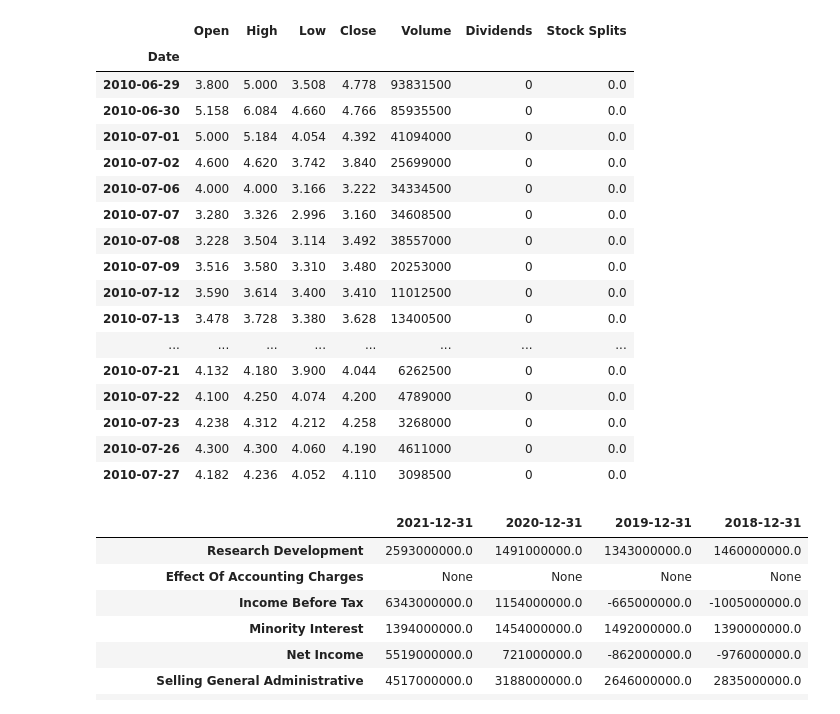
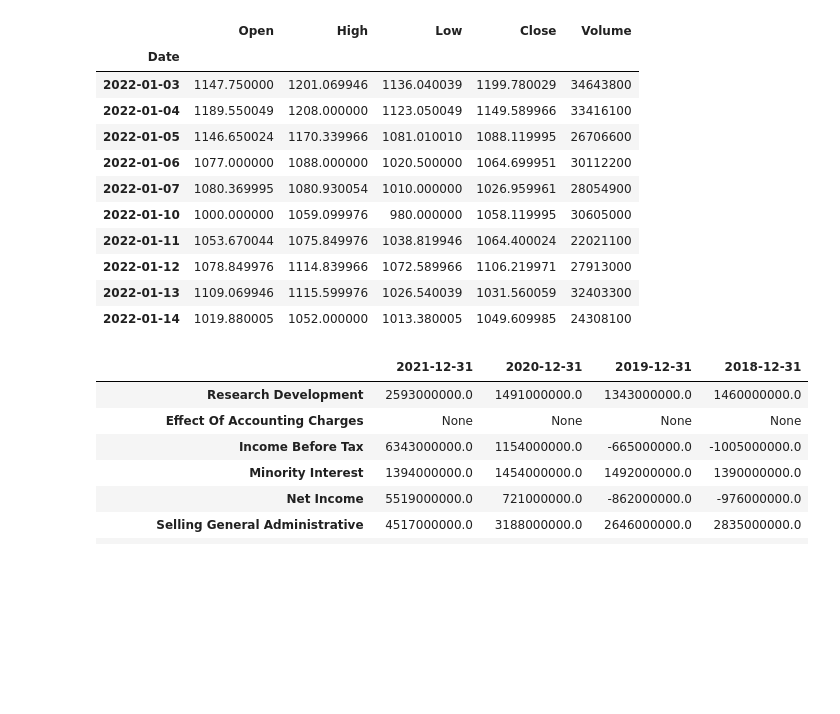
Before and after one commit to acgowda/market-flow, a Jupyter notebook: Data_Exploration.ipynb, the cells around one changed output. Saved outputs shown, nothing was run; the diff lists cells and outputs as text; code cells hidden in the pictures; blank space fills up the shorter version.

```diff
--- a/Data_Exploration.ipynb
+++ b/Data_Exploration.ipynb
@@ -10,26 +36,22 @@ import matplotlib as mpl
 mpl.style.use('seaborn')
 # %%
-tsla = yf.Ticker('TSLA')
-df = tsla.history(start = '2000-1-1',end = '2022-4-27')
+target = 'TSLA'
+stock = yf.Ticker(target)
+df = stock.history(start = '2022-1-1',end = '2022-4-27')
+df.drop(['Dividends','Stock Splits'],axis = 1,inplace = True)
 # %%
-df.head(20)
+df.head(10)
 # %% [output]
-|  | Open | High | Low | Close | Volume | Dividends | Stock Splits |
-| Date |  |  |  |  |  |  |  |
-| 2010-06-29 | 3.800 | 5.000 | 3.508 | 4.778 | 93831500 | 0 | 0.0 |
-| 2010-06-30 | 5.158 | 6.084 | 4.660 | 4.766 | 85935500 | 0 | 0.0 |
-| 2010-07-01 | 5.000 | 5.184 | 4.054 | 4.392 | 41094000 | 0 | 0.0 |
-| 2010-07-02 | 4.600 | 4.620 | 3.742 | 3.840 | 25699000 | 0 | 0.0 |
-| 2010-07-06 | 4.000 | 4.000 | 3.166 | 3.222 | 34334500 | 0 | 0.0 |
-| 2010-07-07 | 3.280 | 3.326 | 2.996 | 3.160 | 34608500 | 0 | 0.0 |
-| 2010-07-08 | 3.228 | 3.504 | 3.114 | 3.492 | 38557000 | 0 | 0.0 |
-| 2010-07-09 | 3.516 | 3.580 | 3.310 | 3.480 | 20253000 | 0 | 0.0 |
-| 2010-07-12 | 3.590 | 3.614 | 3.400 | 3.410 | 11012500 | 0 | 0.0 |
-| 2010-07-13 | 3.478 | 3.728 | 3.380 | 3.628 | 13400500 | 0 | 0.0 |
-| ... | ... | ... | ... | ... | ... | ... | ... |
-| 2010-07-21 | 4.132 | 4.180 | 3.900 | 4.044 | 6262500 | 0 | 0.0 |
-| 2010-07-22 | 4.100 | 4.250 | 4.074 | 4.200 | 4789000 | 0 | 0.0 |
-| 2010-07-23 | 4.238 | 4.312 | 4.212 | 4.258 | 3268000 | 0 | 0.0 |
-| 2010-07-26 | 4.300 | 4.300 | 4.060 | 4.190 | 4611000 | 0 | 0.0 |
-| 2010-07-27 | 4.182 | 4.236 | 4.052 | 4.110 | 3098500 | 0 | 0.0 |
+|  | Open | High | Low | Close | Volume |
+| Date |  |  |  |  |  |
+| 2022-01-03 | 1147.750000 | 1201.069946 | 1136.040039 | 1199.780029 | 34643800 |
+| 2022-01-04 | 1189.550049 | 1208.000000 | 1123.050049 | 1149.589966 | 33416100 |
+| 2022-01-05 | 1146.650024 | 1170.339966 | 1081.010010 | 1088.119995 | 26706600 |
+| 2022-01-06 | 1077.000000 | 1088.000000 | 1020.500000 | 1064.699951 | 30112200 |
+| 2022-01-07 | 1080.369995 | 1080.930054 | 1010.000000 | 1026.959961 | 28054900 |
+| 2022-01-10 | 1000.000000 | 1059.099976 | 980.000000 | 1058.119995 | 30605000 |
+| 2022-01-11 | 1053.670044 | 1075.849976 | 1038.819946 | 1064.400024 | 22021100 |
+| 2022-01-12 | 1078.849976 | 1114.839966 | 1072.589966 | 1106.219971 | 27913000 |
+| 2022-01-13 | 1109.069946 | 1115.599976 | 1026.540039 | 1031.560059 | 32403300 |
+| 2022-01-14 | 1019.880005 | 1052.000000 | 1013.380005 | 1049.609985 | 24308100 |
 # %%
```
Also changed, not shown: parts of 12 cells of this notebook.
